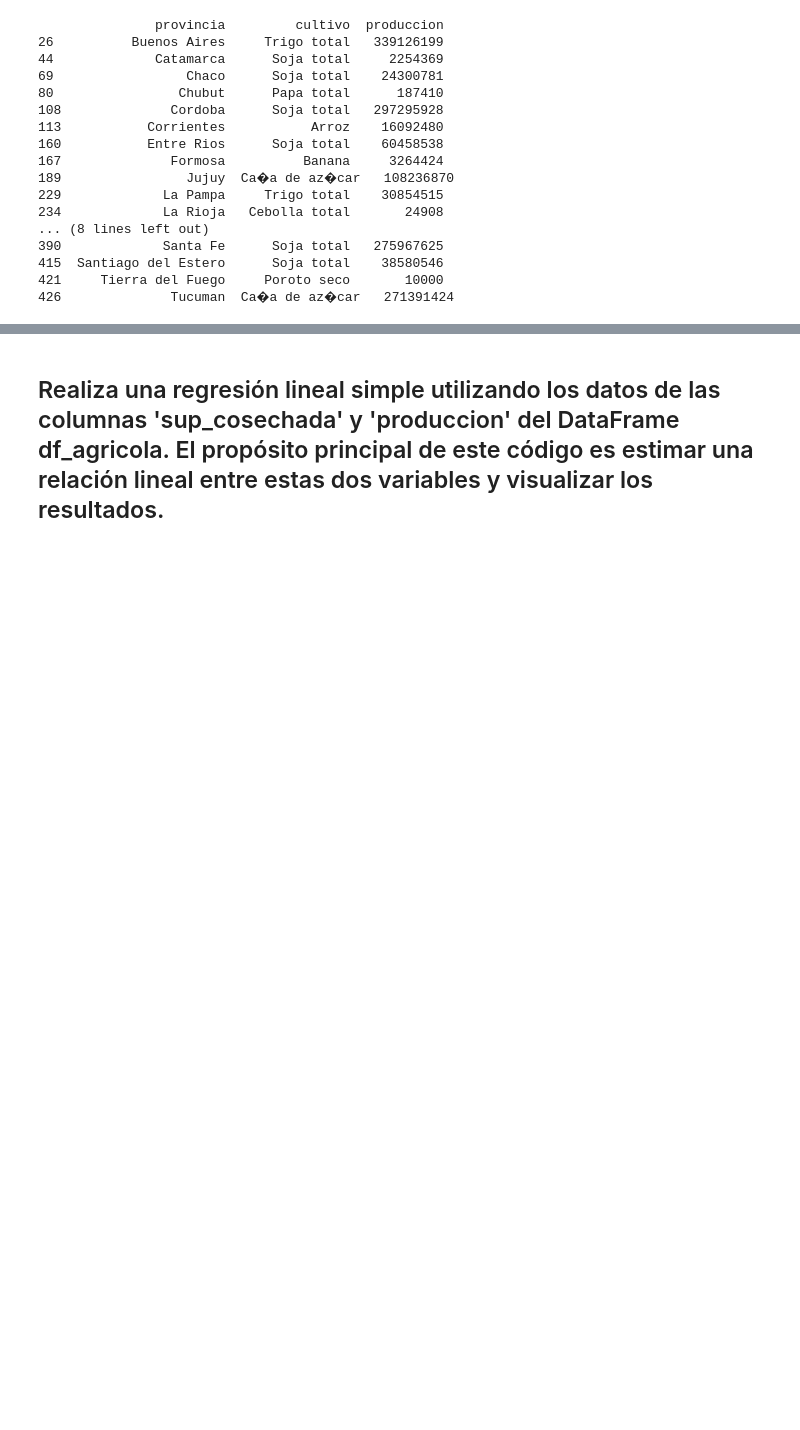
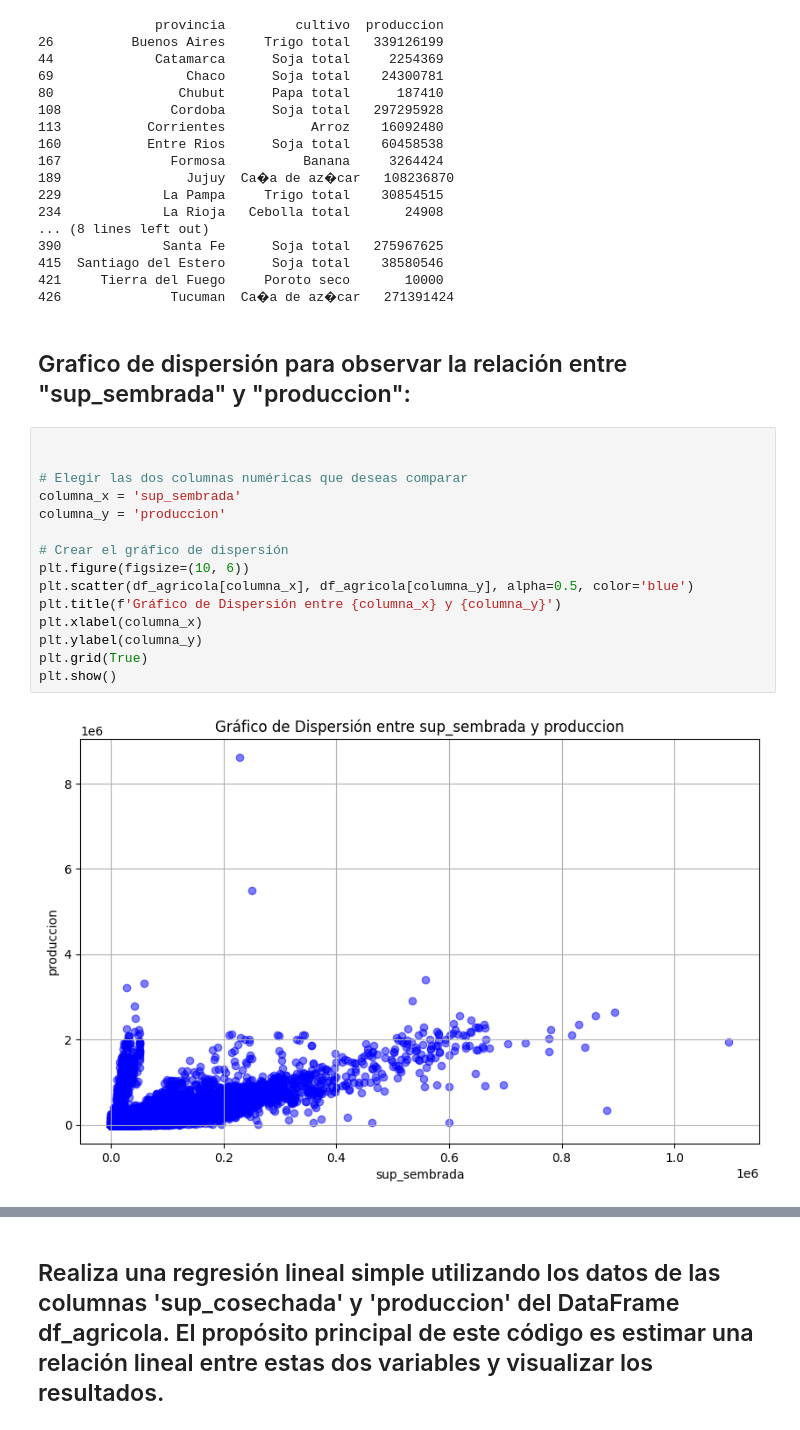
Before and after one commit to Marianod2003/Proyectogrupo21, a Jupyter notebook: codigo_principal/estimaciones_agricolas.ipynb, the cells around one changed output, grey strips where cells are left out. Cells and saved outputs as stored; diff of their text form; blank space fills up the shorter version.

Commit message:
se agregan graficos de dispersions

```diff
--- a/codigo_principal/estimaciones_agricolas.ipynb
+++ b/codigo_principal/estimaciones_agricolas.ipynb
@@ -519,3 +520,22 @@ print(tabla_cultivo_principal)
 415  Santiago del Estero      Soja total    38580546
 421     Tierra del Fuego     Poroto seco       10000
 426              Tucuman  Ca�a de az�car   271391424
+# %% [markdown]
+## Grafico de dispersión para observar la relación entre "sup_sembrada" y "produccion":
+# %%
+
+
+# Elegir las dos columnas numéricas que deseas comparar
+columna_x = 'sup_sembrada'
+columna_y = 'produccion'
+
+# Crear el gráfico de dispersión
+plt.figure(figsize=(10, 6))
+plt.scatter(df_agricola[columna_x], df_agricola[columna_y], alpha=0.5, color='blue')
+plt.title(f'Gráfico de Dispersión entre {columna_x} y {columna_y}')
+plt.xlabel(columna_x)
+plt.ylabel(columna_y)
+plt.grid(True)
+plt.show()
+# %% [output]
+[figure, added]
```
Also changed, not shown: parts of 8 cells of this notebook.
